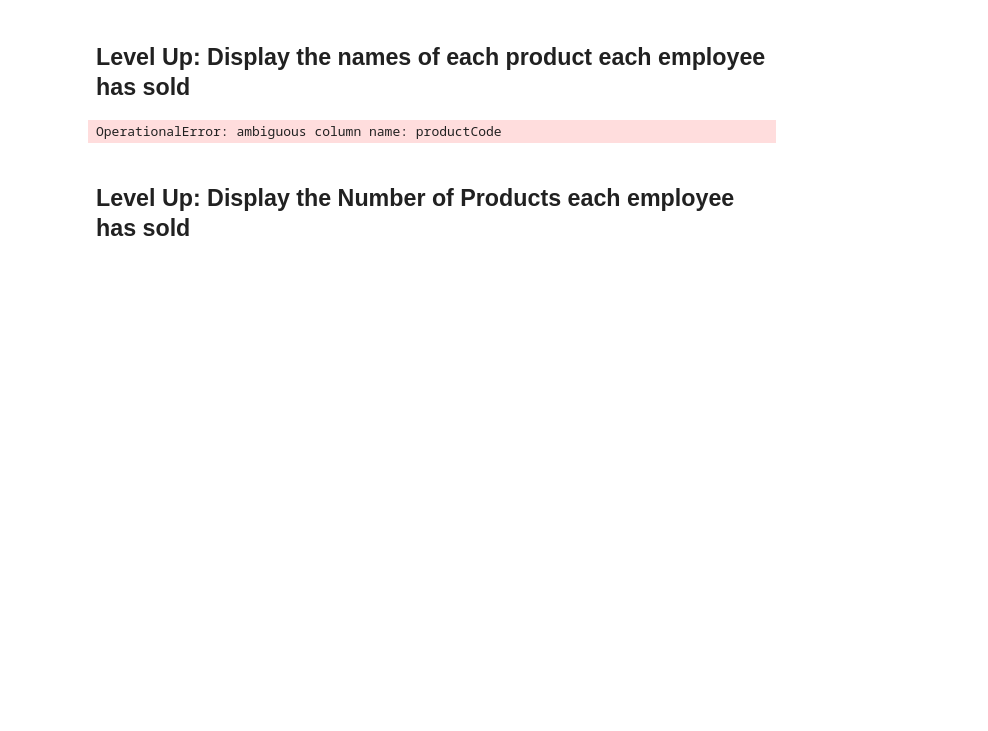
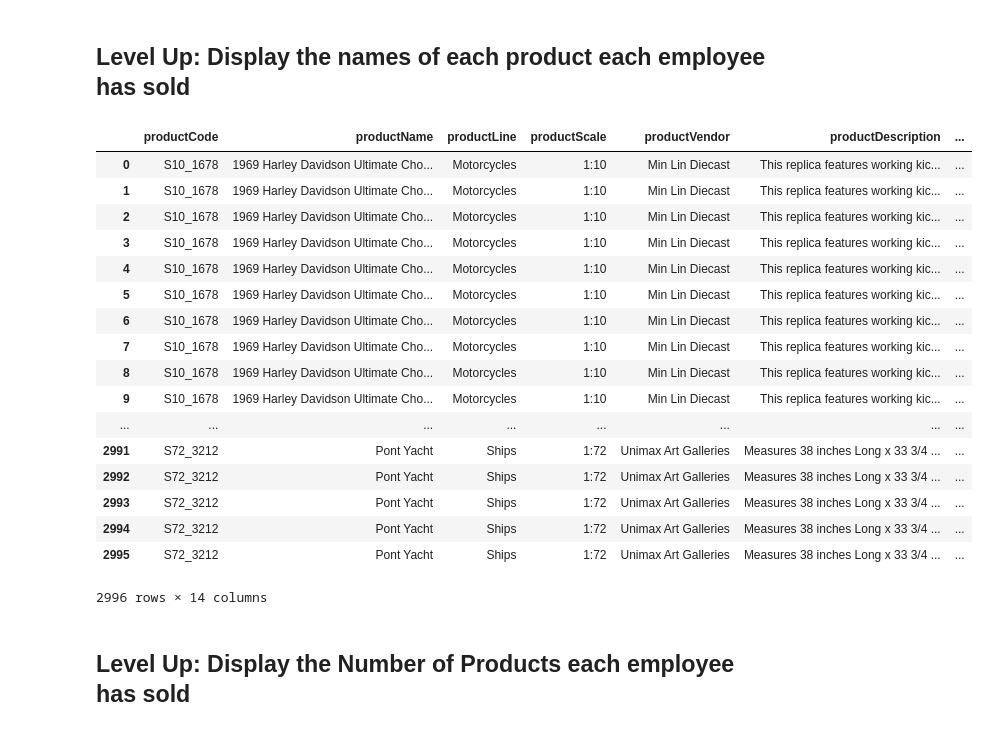
Before and after one commit to Jpeck219/dsc-join-statements-lab-nyc-ds-060319, a Jupyter notebook: index.ipynb, the cells around one changed output. Cells and saved outputs as stored; diff of their text form; code cells hidden in the pictures; blank space fills up the shorter version.

```diff
--- a/index.ipynb
+++ b/index.ipynb
@@ -86,14 +86,31 @@ df
 ## Level Up: Display the names of each product each employee has sold
 # %%
 # Your code here
-cur.execute("""select *
+cur.execute("""select
 from products p
 join orderdetails o on p.productCode = o.productCode;""")
 df = pd.DataFrame(cur.fetchall())
 df.columns = [i[0] for i in cur.description]
 df
 # %% [output]
+|  | productCode | productName | productLine | productScale | productVendor | productDescription | ... |
+| 0 | S10_1678 | 1969 Harley Davidson Ultimate Cho... | Motorcycles | 1:10 | Min Lin Diecast | This replica features working kic... | ... |
+| 1 | S10_1678 | 1969 Harley Davidson Ultimate Cho... | Motorcycles | 1:10 | Min Lin Diecast | This replica features working kic... | ... |
+| 2 | S10_1678 | 1969 Harley Davidson Ultimate Cho... | Motorcycles | 1:10 | Min Lin Diecast | This replica features working kic... | ... |
+| 3 | S10_1678 | 1969 Harley Davidson Ultimate Cho... | Motorcycles | 1:10 | Min Lin Diecast | This replica features working kic... | ... |
+| 4 | S10_1678 | 1969 Harley Davidson Ultimate Cho... | Motorcycles | 1:10 | Min Lin Diecast | This replica features working kic... | ... |
+| 5 | S10_1678 | 1969 Harley Davidson Ultimate Cho... | Motorcycles | 1:10 | Min Lin Diecast | This replica features working kic... | ... |
+| 6 | S10_1678 | 1969 Harley Davidson Ultimate Cho... | Motorcycles | 1:10 | Min Lin Diecast | This replica features working kic... | ... |
+| 7 | S10_1678 | 1969 Harley Davidson Ultimate Cho... | Motorcycles | 1:10 | Min Lin Diecast | This replica features working kic... | ... |
+| 8 | S10_1678 | 1969 Harley Davidson Ultimate Cho... | Motorcycles | 1:10 | Min Lin Diecast | This replica features working kic... | ... |
+| 9 | S10_1678 | 1969 Harley Davidson Ultimate Cho... | Motorcycles | 1:10 | Min Lin Diecast | This replica features working kic... | ... |
+| ... | ... | ... | ... | ... | ... | ... | ... |
+| 2991 | S72_3212 | Pont Yacht | Ships | 1:72 | Unimax Art Galleries | Measures 38 inches Long x 33 3/4 ... | ... |
+| 2992 | S72_3212 | Pont Yacht | Ships | 1:72 | Unimax Art Galleries | Measures 38 inches Long x 33 3/4 ... | ... |
+| 2993 | S72_3212 | Pont Yacht | Ships | 1:72 | Unimax Art Galleries | Measures 38 inches Long x 33 3/4 ... | ... |
+| 2994 | S72_3212 | Pont Yacht | Ships | 1:72 | Unimax Art Galleries | Measures 38 inches Long x 33 3/4 ... | ... |
+| 2995 | S72_3212 | Pont Yacht | Ships | 1:72 | Unimax Art Galleries | Measures 38 inches Long x 33 3/4 ... | ... |
-OperationalError: ambiguous column name: productCode
+2996 rows × 14 columns
 # %% [markdown]
 ## Level Up: Display the Number of Products each employee has sold
 # %%
```
